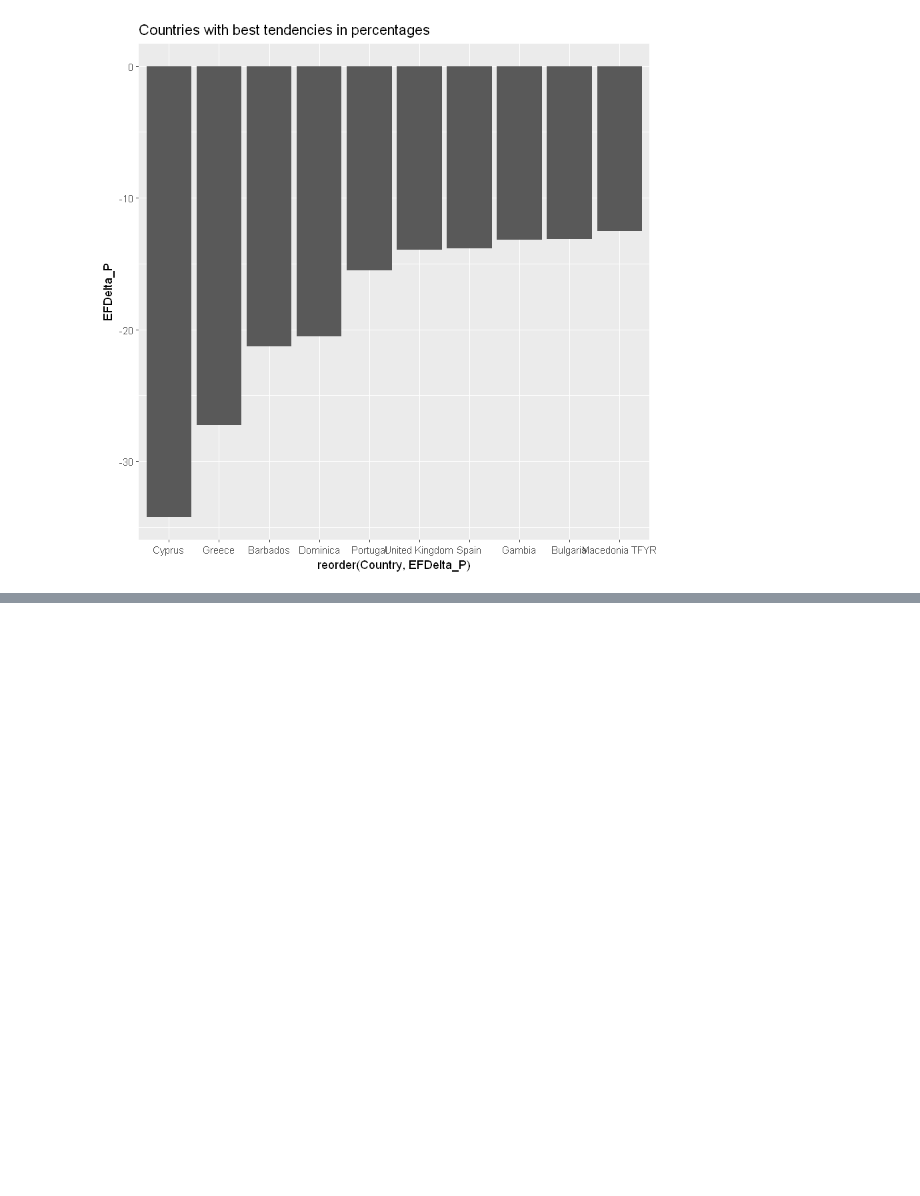
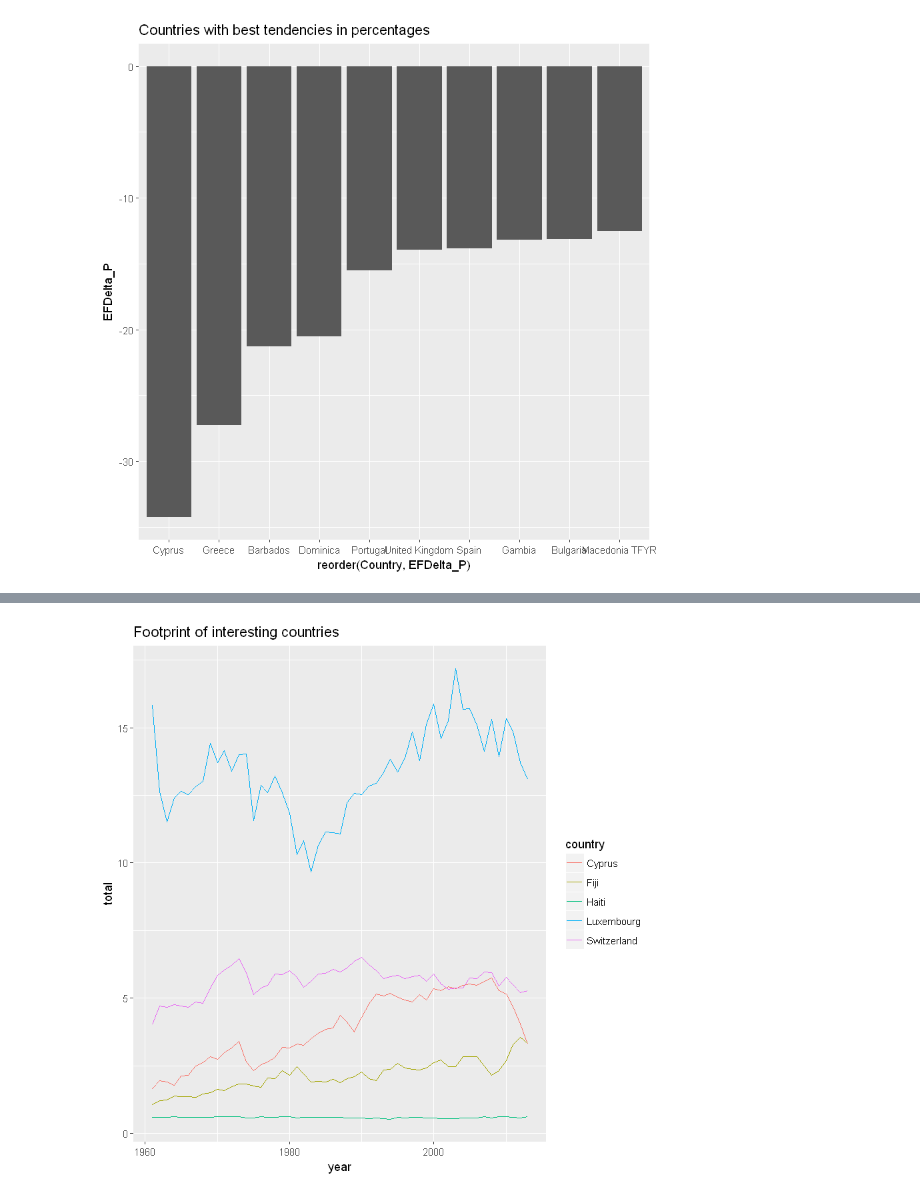
Before and after one commit to huli/mas-data-science, a Jupyter notebook: CAS Data Visualization/Project/storyboard.ipynb, the cells around one changed output, grey strips where cells are left out. Cells and saved outputs as stored; diff of their text form; code cells hidden in the pictures; blank space fills up the shorter version.

```diff
--- a/CAS Data Visualization/Project/storyboard.ipynb
+++ b/CAS Data Visualization/Project/storyboard.ipynb
@@ -252,0 +325,9 @@ See problems(...) for more details.
+# %%
+nfa_2017_edition  %>%
+    filter(country %in% country_of_interest) %>%
+    filter(record == "EFConsPerCap") %>%
+    ggplot() +
+        geom_line(aes(year,total, col = country)) +
+        ggtitle("Footprint of interesting countries")
+# %% [output]
+[figure, added]
```
Also changed, not shown: parts of 7 cells of this notebook, 1 other file.
